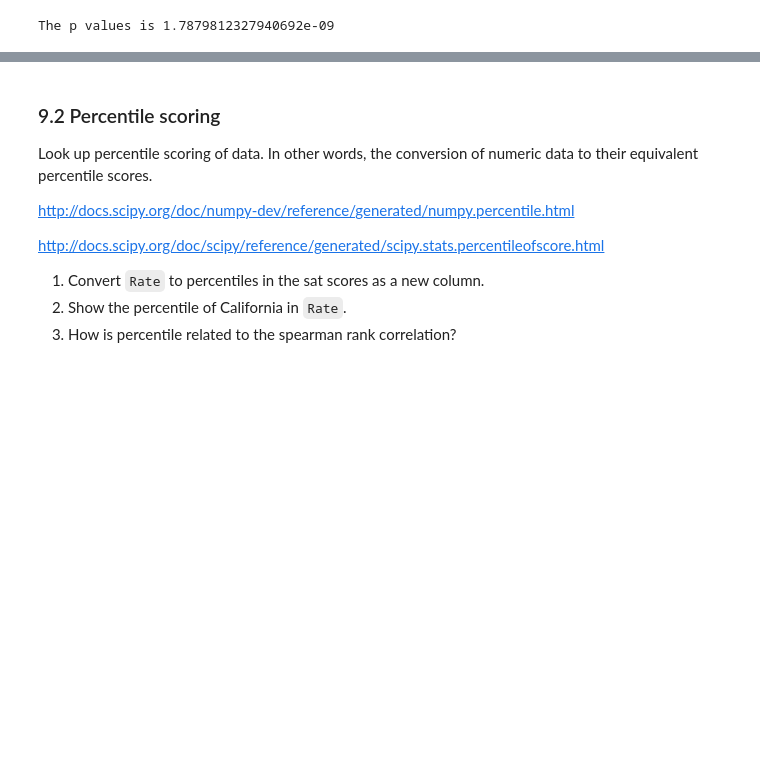
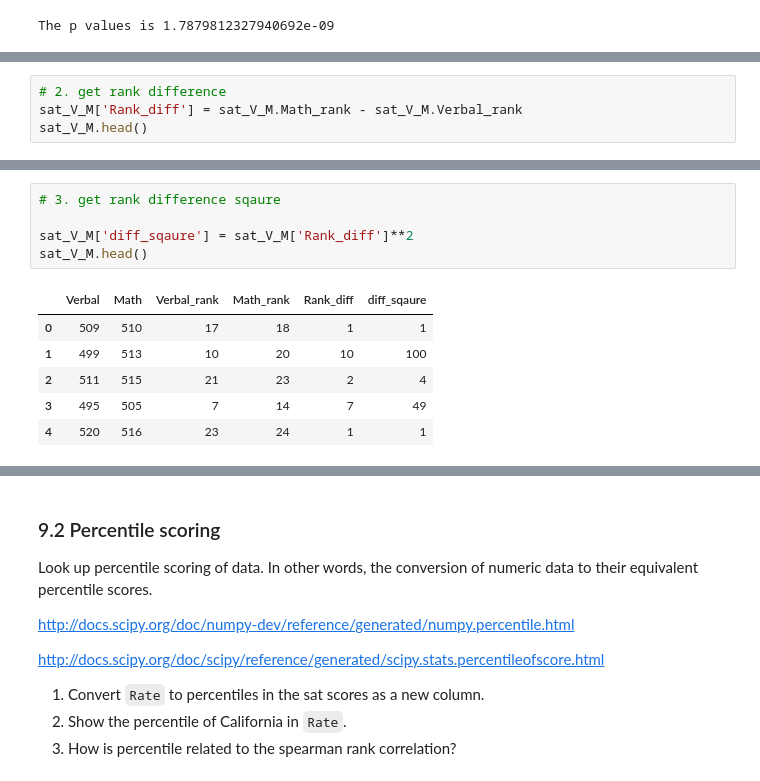
Before and after one commit to Miaowshroom/project2, a Jupyter notebook: project-02-v2-starter-code-seperatetable.ipynb, the cells around one changed output, grey strips where cells are left out. Saved outputs shown, nothing was run; the diff lists cells and outputs as text; blank space fills up the shorter version.

```diff
--- a/project-02-v2-starter-code-seperatetable.ipynb
+++ b/project-02-v2-starter-code-seperatetable.ipynb
@@ -1367,0 +1491,4 @@ Outliers are an interesting problem in statistics, in that there is not an agree
+# %%
+# 2. get rank difference
+sat_V_M['Rank_diff'] = sat_V_M.Math_rank - sat_V_M.Verbal_rank
+sat_V_M.head()
@@ -1367,0 +1502,12 @@ Outliers are an interesting problem in statistics, in that there is not an agree
+# %%
+# 3. get rank difference sqaure
+
+sat_V_M['diff_sqaure'] = sat_V_M['Rank_diff']**2
+sat_V_M.head()
+# %% [output]
+|  | Verbal | Math | Verbal_rank | Math_rank | Rank_diff | diff_sqaure |
+| 0 | 509 | 510 | 17 | 18 | 1 | 1 |
+| 1 | 499 | 513 | 10 | 20 | 10 | 100 |
+| 2 | 511 | 515 | 21 | 23 | 2 | 4 |
+| 3 | 495 | 505 | 7 | 14 | 7 | 49 |
+| 4 | 520 | 516 | 23 | 24 | 1 | 1 |
```
Also changed, not shown: parts of 22 cells of this notebook.
